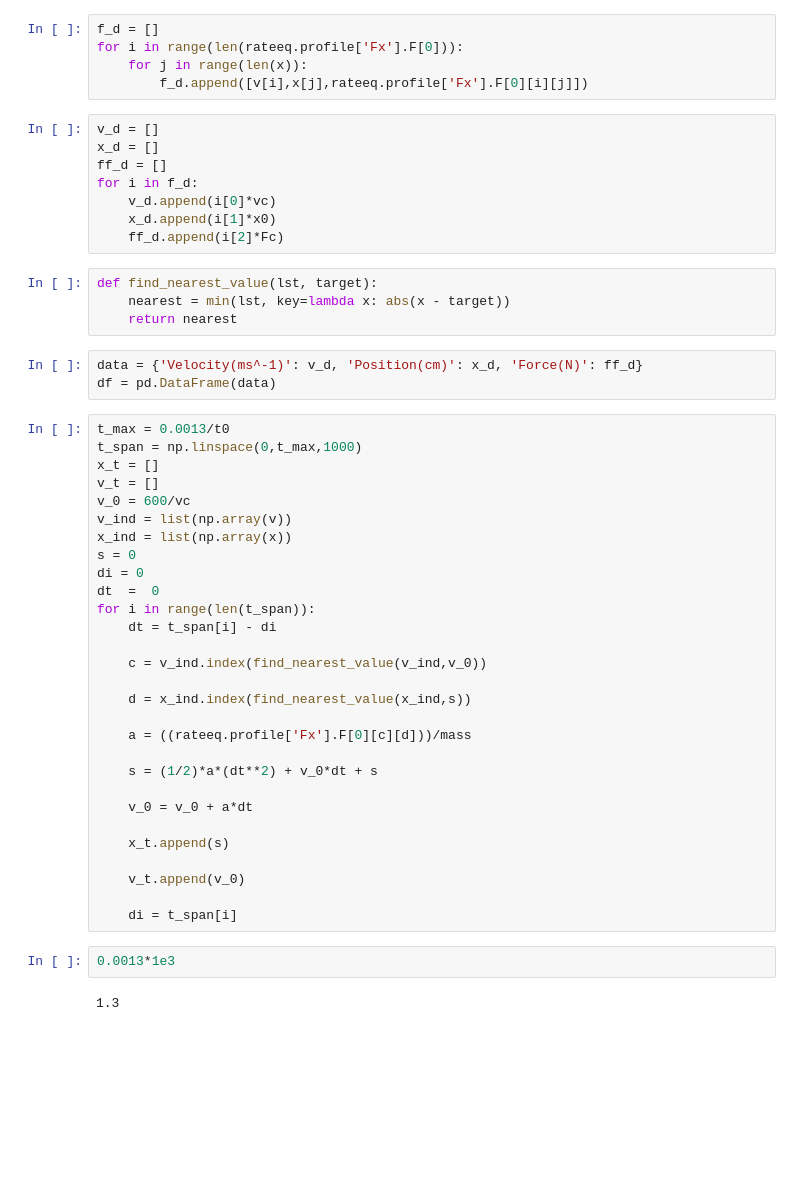
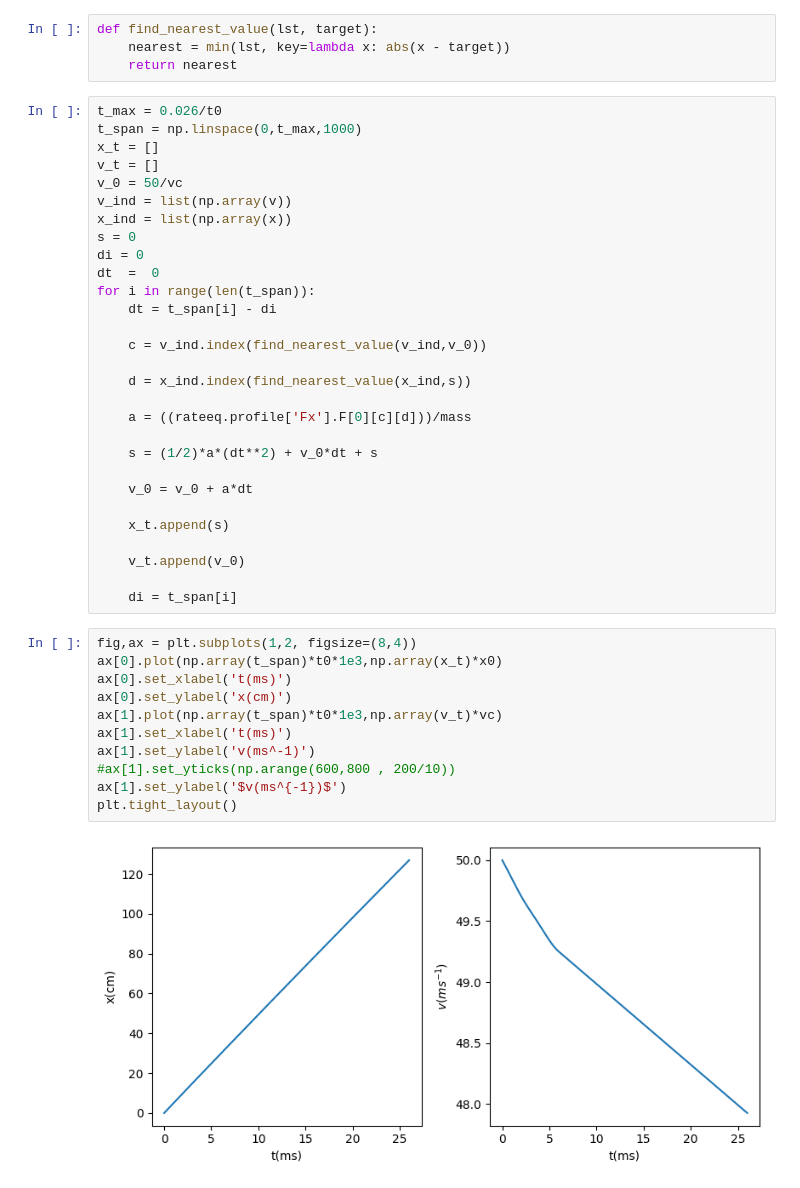
Before and after one commit to benfox4543/YB-zeeman-slower, a Jupyter notebook: zeeman slower_yb(fix after loosing good one).ipynb, the cells around one changed output. Cells and saved outputs as stored; diff of their text form; blank space fills up the shorter version.

```diff
--- a/zeeman slower_yb(fix after loosing good one).ipynb
+++ b/zeeman slower_yb(fix after loosing good one).ipynb
@@ -213,32 +237,16 @@ rateeq.sol.v[0][len(rateeq.sol.v[0])-1]*vc
     #     print(f"Error evolving atom {j}: {e}")  # Handle any evolution errors
 
     # j += 1
-# %%
-f_d = []
-for i in range(len(rateeq.profile['Fx'].F[0])):
-    for j in range(len(x)):
-        f_d.append([v[i],x[j],rateeq.profile['Fx'].F[0][i][j]])
-# %%
-v_d = []
-x_d = []
-ff_d = []
-for i in f_d:
-    v_d.append(i[0]*vc)
-    x_d.append(i[1]*x0)
-    ff_d.append(i[2]*Fc)
 # %%
 def find_nearest_value(lst, target):
     nearest = min(lst, key=lambda x: abs(x - target))
     return nearest
-# %%
-data = {'Velocity(ms^-1)': v_d, 'Position(cm)': x_d, 'Force(N)': ff_d}
-df = pd.DataFrame(data)
 # %%
-t_max = 0.0013/t0
+t_max = 0.026/t0
 t_span = np.linspace(0,t_max,1000)
 x_t = []
 v_t = []
-v_0 = 600/vc
+v_0 = 50/vc
 v_ind = list(np.array(v))
 x_ind = list(np.array(x))
 s = 0
@@ -262,8 +270,17 @@ for i in range(len(t_span)):
     v_t.append(v_0)
 
     di = t_span[i]
-# %%
-0.0013*1e3
-# %% [output]
-1.3
+# %%
+fig,ax = plt.subplots(1,2, figsize=(8,4))
+ax[0].plot(np.array(t_span)*t0*1e3,np.array(x_t)*x0)
+ax[0].set_xlabel('t(ms)')
+ax[0].set_ylabel('x(cm)')
+ax[1].plot(np.array(t_span)*t0*1e3,np.array(v_t)*vc)
+ax[1].set_xlabel('t(ms)')
+ax[1].set_ylabel('v(ms^-1)')
+#ax[1].set_yticks(np.arange(600,800 , 200/10))
+ax[1].set_ylabel('$v(ms^{-1})$')
+plt.tight_layout()
+# %% [output]
+[figure, added]
 # %%
```
Also changed, not shown: parts of 26 cells of this notebook.
